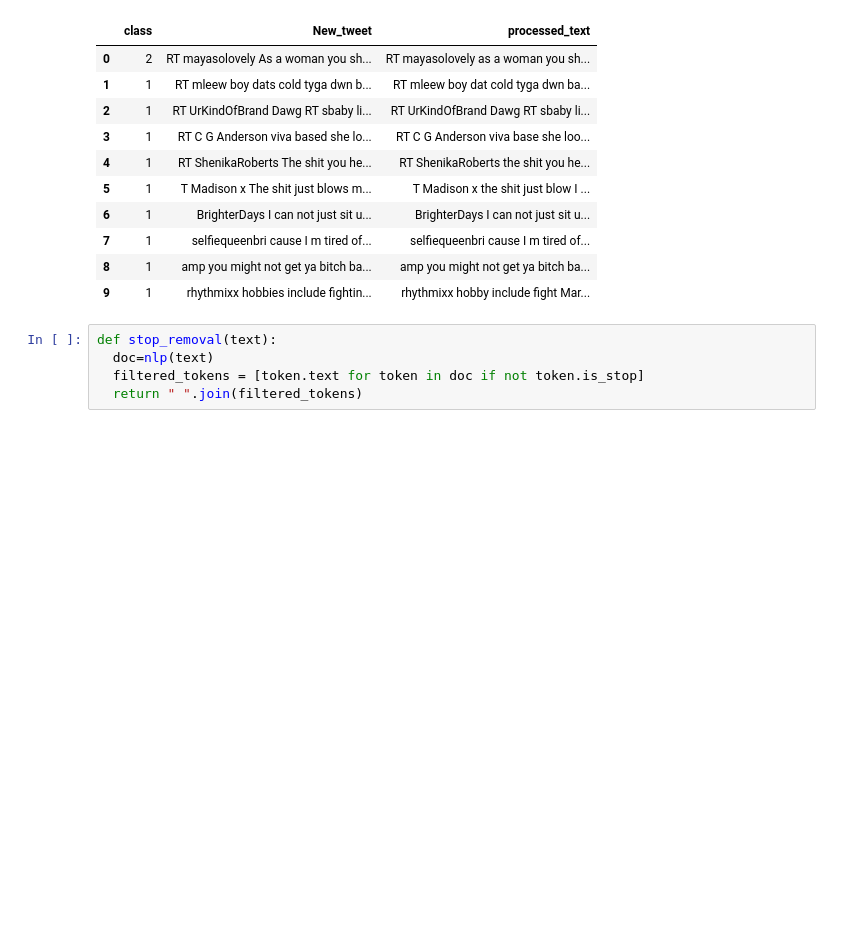
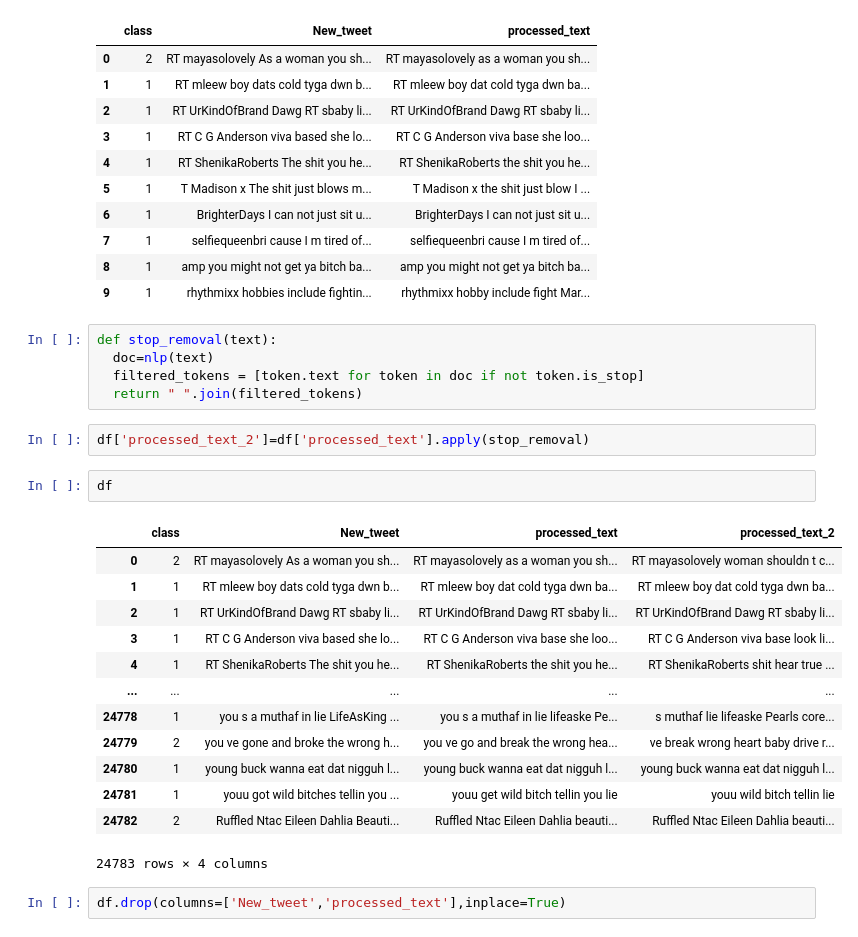
Before and after one commit to kartikrupal/Hate-Speech, a Jupyter notebook: main.ipynb, the cells around one changed output. Cells and saved outputs as stored; diff of their text form; blank space fills up the shorter version.

```diff
--- a/main.ipynb
+++ b/main.ipynb
@@ -207,3 +207,23 @@ def stop_removal(text):
   doc=nlp(text)
   filtered_tokens = [token.text for token in doc if not token.is_stop]
   return " ".join(filtered_tokens)
+# %%
+df['processed_text_2']=df['processed_text'].apply(stop_removal)
+# %%
+df
+# %% [output]
+|  | class | New_tweet | processed_text | processed_text_2 |
+| 0 | 2 | RT mayasolovely As a woman you sh... | RT mayasolovely as a woman you sh... | RT mayasolovely woman shouldn t c... |
+| 1 | 1 | RT mleew boy dats cold tyga dwn b... | RT mleew boy dat cold tyga dwn ba... | RT mleew boy dat cold tyga dwn ba... |
+| 2 | 1 | RT UrKindOfBrand Dawg RT sbaby li... | RT UrKindOfBrand Dawg RT sbaby li... | RT UrKindOfBrand Dawg RT sbaby li... |
+| 3 | 1 | RT C G Anderson viva based she lo... | RT C G Anderson viva base she loo... | RT C G Anderson viva base look li... |
+| 4 | 1 | RT ShenikaRoberts The shit you he... | RT ShenikaRoberts the shit you he... | RT ShenikaRoberts shit hear true ... |
+| ... | ... | ... | ... | ... |
+| 24778 | 1 | you s a muthaf in lie LifeAsKing ... | you s a muthaf in lie lifeaske Pe... | s muthaf lie lifeaske Pearls core... |
+| 24779 | 2 | you ve gone and broke the wrong h... | you ve go and break the wrong hea... | ve break wrong heart baby drive r... |
+| 24780 | 1 | young buck wanna eat dat nigguh l... | young buck wanna eat dat nigguh l... | young buck wanna eat dat nigguh l... |
+| 24781 | 1 | youu got wild bitches tellin you ... | youu get wild bitch tellin you lie | youu wild bitch tellin lie |
+| 24782 | 2 | Ruffled Ntac Eileen Dahlia Beauti... | Ruffled Ntac Eileen Dahlia beauti... | Ruffled Ntac Eileen Dahlia beauti... |
+24783 rows × 4 columns
+# %%
+df.drop(columns=['New_tweet','processed_text'],inplace=True)
```
Also changed, not shown: parts of 1 cell of this notebook.
